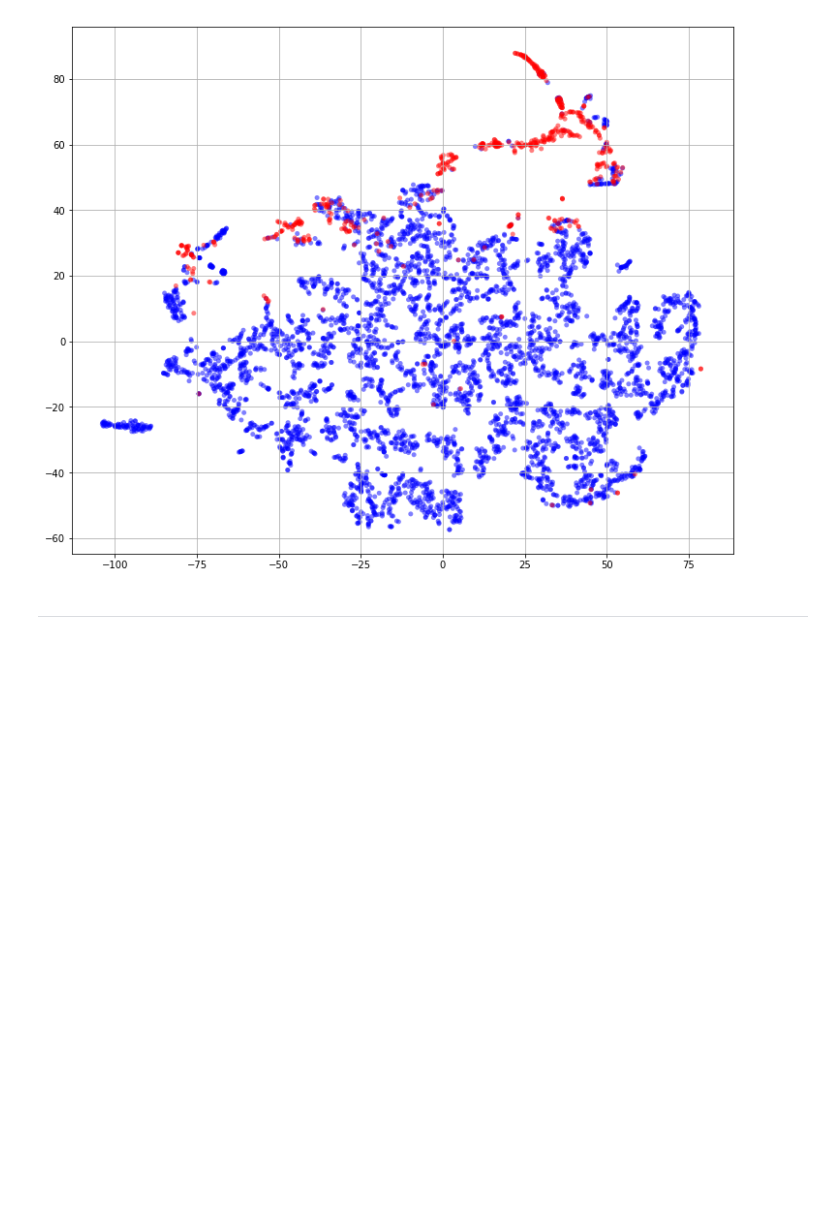
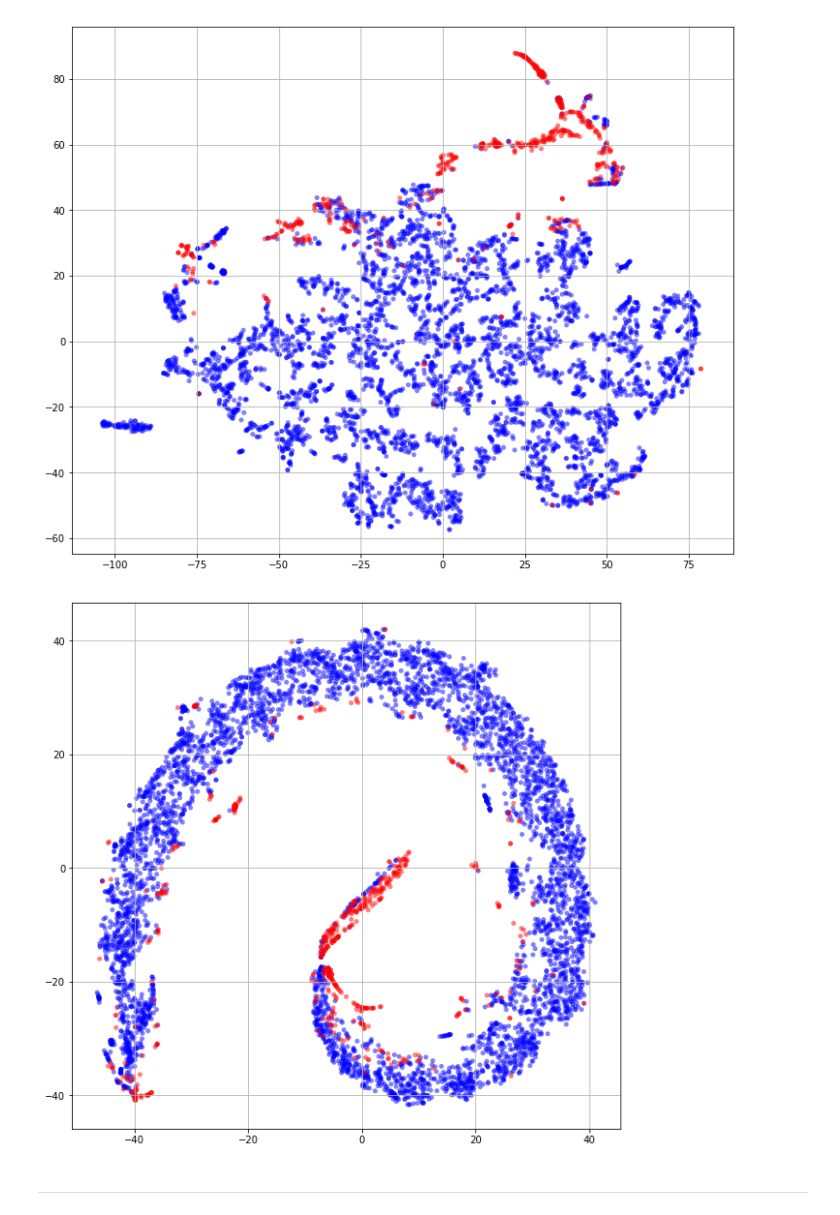
Before and after one commit to chrismbryant/imbalanced-data-classification, a Jupyter notebook: notebooks/imbalanced_data_methods.ipynb, the cells around one changed output. Drawn from its saved outputs; the diff is of its cells as text; code cells hidden in the pictures; blank space fills up the shorter version.

Commit message:
Implement PR plotting and anhyperparameter fitting

```diff
--- a/notebooks/imbalanced_data_methods.ipynb
+++ b/notebooks/imbalanced_data_methods.ipynb
@@ -48,6 +51,7 @@ data = [x.split(", ") for x in data]
 
 X_raw = np.array([[float(x) for x in example[:-1]] for example in data])
 labels =  [example[-1] for example in data]
+y_raw = np.array([1 if x == "positive" else 0 for x in labels])
 
 def normalize(X, stats=None):
 
@@ -59,14 +63,10 @@ def normalize(X, stats=None):
     X_normed = (X - stats["mu"])/stats["sigma"]
 
     return X_normed, stats
-
-X, stats = normalize(X_raw)
-y = np.array([1 if x == "positive" else 0 for x in labels])
 # %% [markdown]
 ## *Explore the Data*
 # %%
-X, _ = normalize(X_raw)
-
-y_pos_ix = [i for i, v in enumerate(y) if v == 1]
-y_neg_ix = [i for i, v in enumerate(y) if v == 0]
+X_normed, stats = normalize(X_raw)
+y_pos_ix = [i for i, v in enumerate(y_raw) if v == 1]
+y_neg_ix = [i for i, v in enumerate(y_raw) if v == 0]
 # %%
@@ -125,7 +125,7 @@ def TSNE2D(X, seed=1):
 # X_SVD = reduce_dim(X_normed, 2)
 # X_TSNE = TSNE2D(X_normed)
 # %%
-X_TSNE_2 = TSNE(n_components=2, perplexity=100, random_state = 1).fit_transform(X)
+X_TSNE_2 = TSNE(n_components=2, perplexity=100, random_state = 1).fit_transform(X_normed)
 # %%
 fig = plt.figure(figsize = (15, 10))
 ax = fig.add_subplot(1, 1, 1) # aspect = "equal"
@@ -149,6 +149,17 @@ make_scatter(X_TSNE, y_pos_ix, red, "positive")
 plt.show()
 # %% [output]
 [figure]
+# %%
+fig = plt.figure(figsize = (15, 10))
+ax = fig.add_subplot(1, 1, 1, aspect = "equal") # aspect = "equal"
+ax.grid(True)
+
+make_scatter(X_TSNE_2, y_neg_ix, blue, "negative")
+make_scatter(X_TSNE_2, y_pos_ix, red, "positive")
+
+plt.show()
+# %% [output]
+[figure, added]
 # %% [markdown]
 ---
 # %% [markdown]
```
Also changed, not shown: parts of 25 cells of this notebook.
